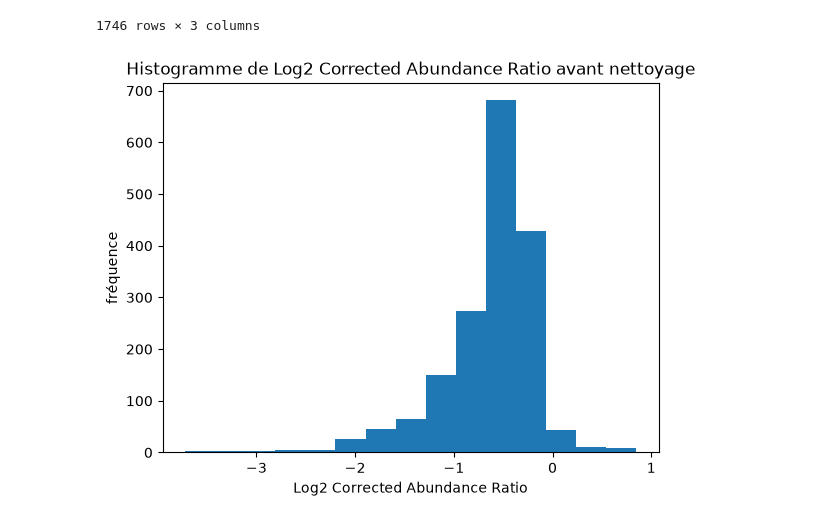
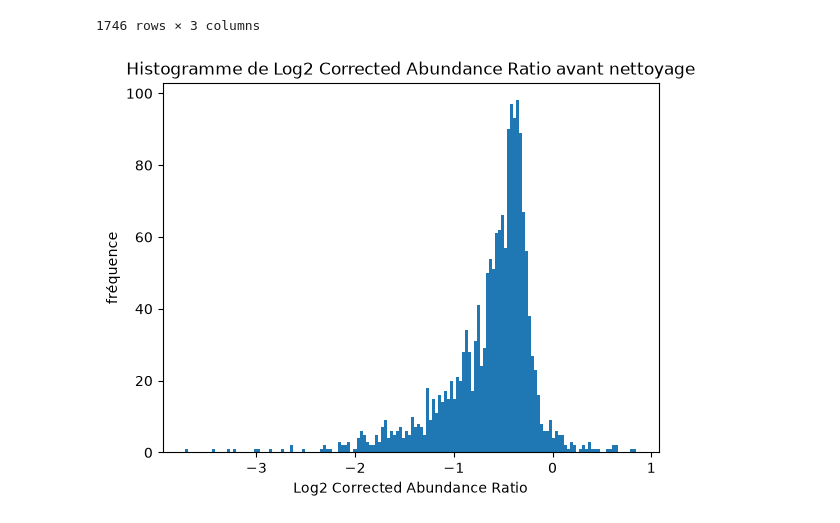
Before and after one commit to agathetassantof/tp-proteomics, a Jupyter notebook: TP.ipynb, the cells around one changed output. Saved outputs shown, nothing was run; the diff lists cells and outputs as text; code cells hidden in the pictures.

```diff
--- a/TP.ipynb
+++ b/TP.ipynb
@@ -43,12 +43,12 @@ df.iloc[:,[0, 2, 3]]
 | 2022 | P0AB40 | bhsA | 1.798039 |
 1746 rows × 3 columns
 # %%
-plt.hist(df["Log2 Corrected Abundance Ratio"], bins = (15))
+plt.hist(df["Log2 Corrected Abundance Ratio"], bins = (150))
 plt.title("Histogramme de Log2 Corrected Abundance Ratio avant nettoyage")
 plt.xlabel("Log2 Corrected Abundance Ratio")
 plt.ylabel("fréquence")
 plt.savefig("hist_log2_avant")
 # %% [output]
-[figure, old version]
+[figure, new version]
 # %%
 df_filt = df.loc[(df['Log2 Corrected Abundance Ratio'] > -2.5 ) ]
```
Also changed, not shown: parts of 4 cells of this notebook, 3 other files.
